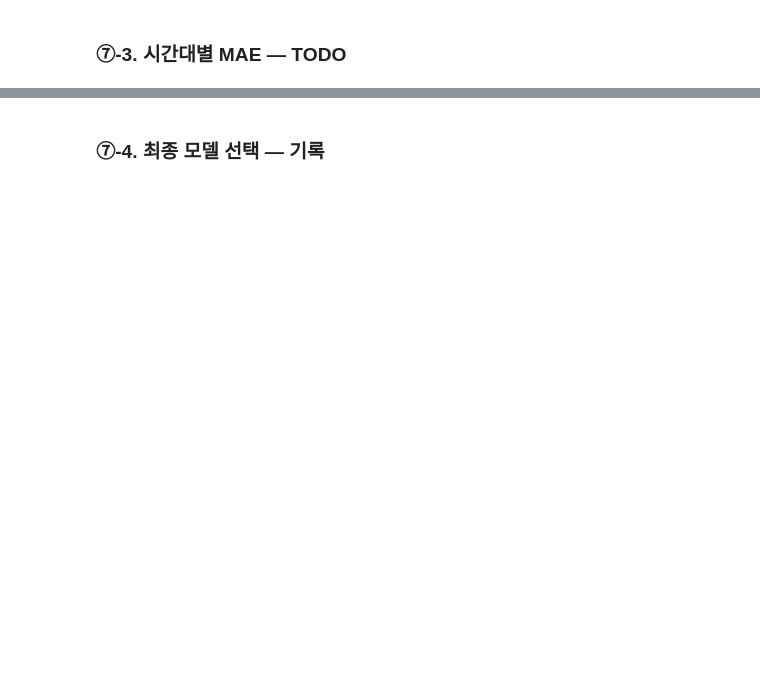
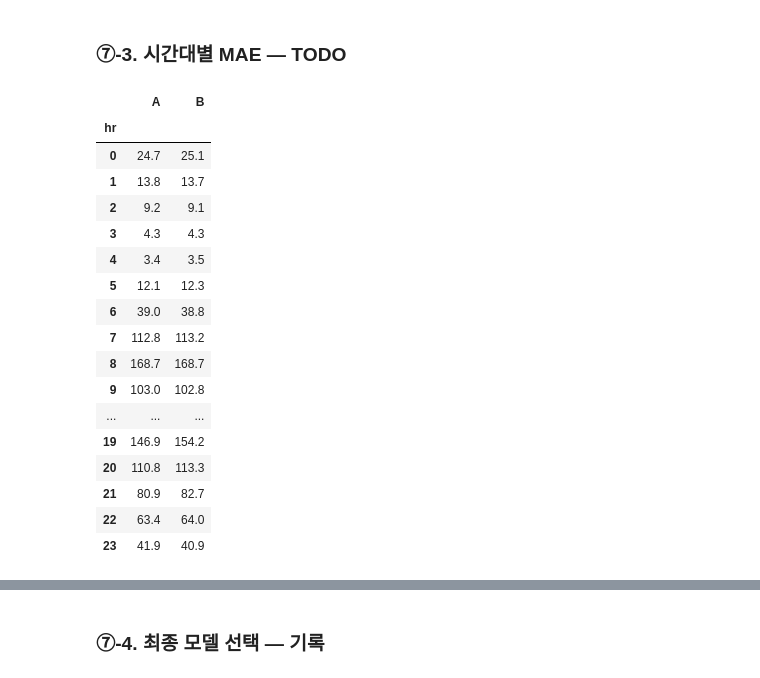
Before and after one commit to mobiemh/ai-miniproject01, a Jupyter notebook: mini-project-01/code/01_regression_bike_demand.ipynb, the cells around one changed output, grey strips where cells are left out. Drawn from its saved outputs; the diff is of its cells as text; code cells hidden in the pictures; blank space fills up the shorter version.

```diff
--- a/mini-project-01/code/01_regression_bike_demand.ipynb
+++ b/mini-project-01/code/01_regression_bike_demand.ipynb
@@ -778,14 +790,33 @@ plt.show()
 # %%
 # [공통] 시간대별 오류 DataFrame
 hourly_mae = pd.DataFrame(index=range(24))
 hourly_mae.index.name = "hr"
 
 for name in candidates:
     # TODO 7-4. 모델별 절대오차와 시간대별 평균 절대오차를 계산합니다.
-    abs_err = ...
-    hourly_mae[name] = ...
+    abs_err = np.abs(pred_df[f"resid_{name}"])
+    hourly_mae[name] = pred_df.groupby("hr")[f"resid_{name}"].apply(lambda x: np.mean(np.abs(x)))
 
 display(hourly_mae.round(1))
+# %% [output]
+|  | A | B |
+| hr |  |  |
+| 0 | 24.7 | 25.1 |
+| 1 | 13.8 | 13.7 |
+| 2 | 9.2 | 9.1 |
+| 3 | 4.3 | 4.3 |
+| 4 | 3.4 | 3.5 |
+| 5 | 12.1 | 12.3 |
+| 6 | 39.0 | 38.8 |
+| 7 | 112.8 | 113.2 |
+| 8 | 168.7 | 168.7 |
+| 9 | 103.0 | 102.8 |
+| ... | ... | ... |
+| 19 | 146.9 | 154.2 |
+| 20 | 110.8 | 113.3 |
+| 21 | 80.9 | 82.7 |
+| 22 | 63.4 | 64.0 |
+| 23 | 41.9 | 40.9 |
 # %%
 # TODO 7-5. 후보 모델들의 시간대별 MAE를 막대그래프로 표현합니다.
 # 힌트: plt.bar(), hourly_mae
```
Also changed, not shown: parts of 4 cells of this notebook.
